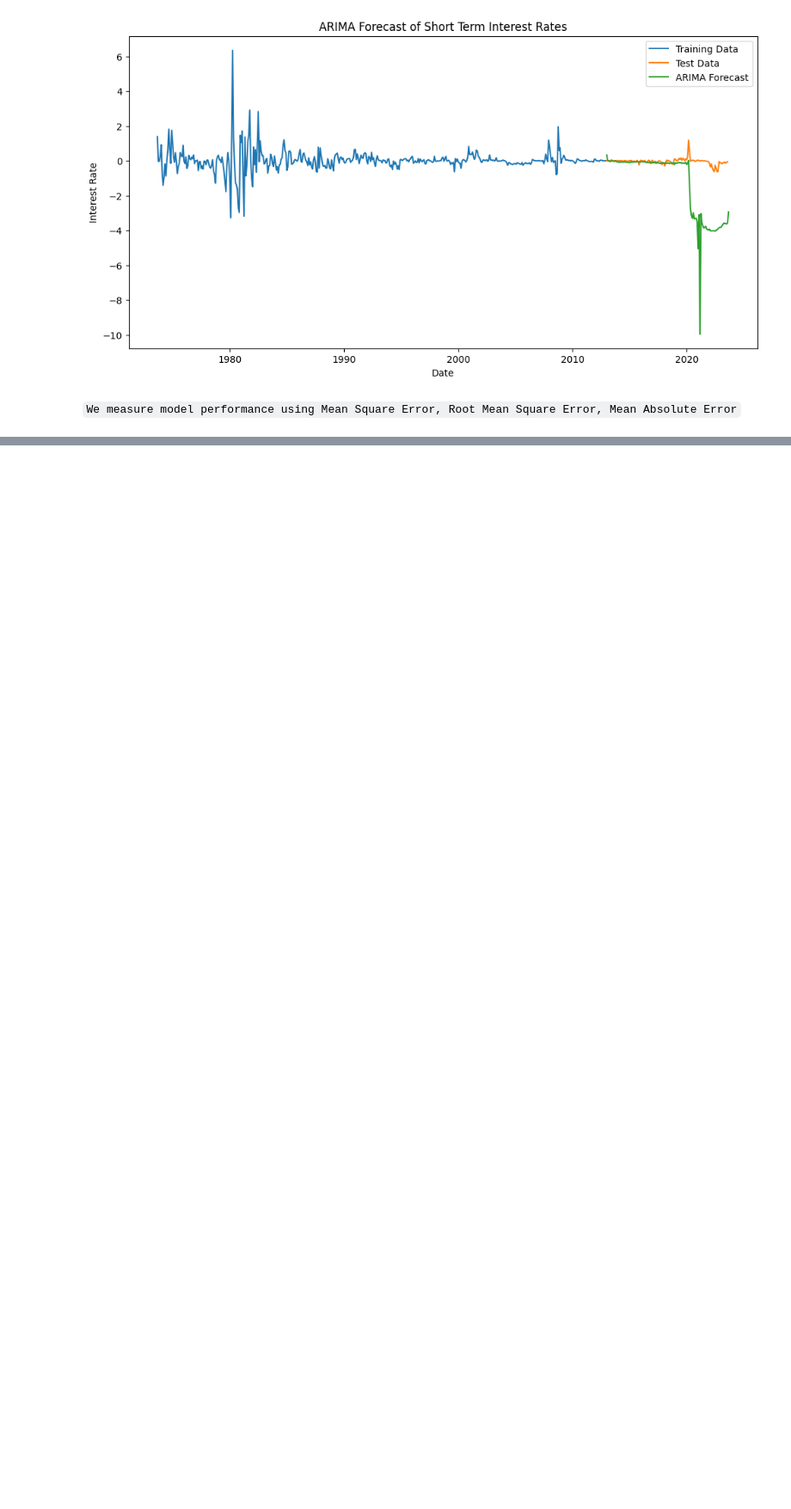
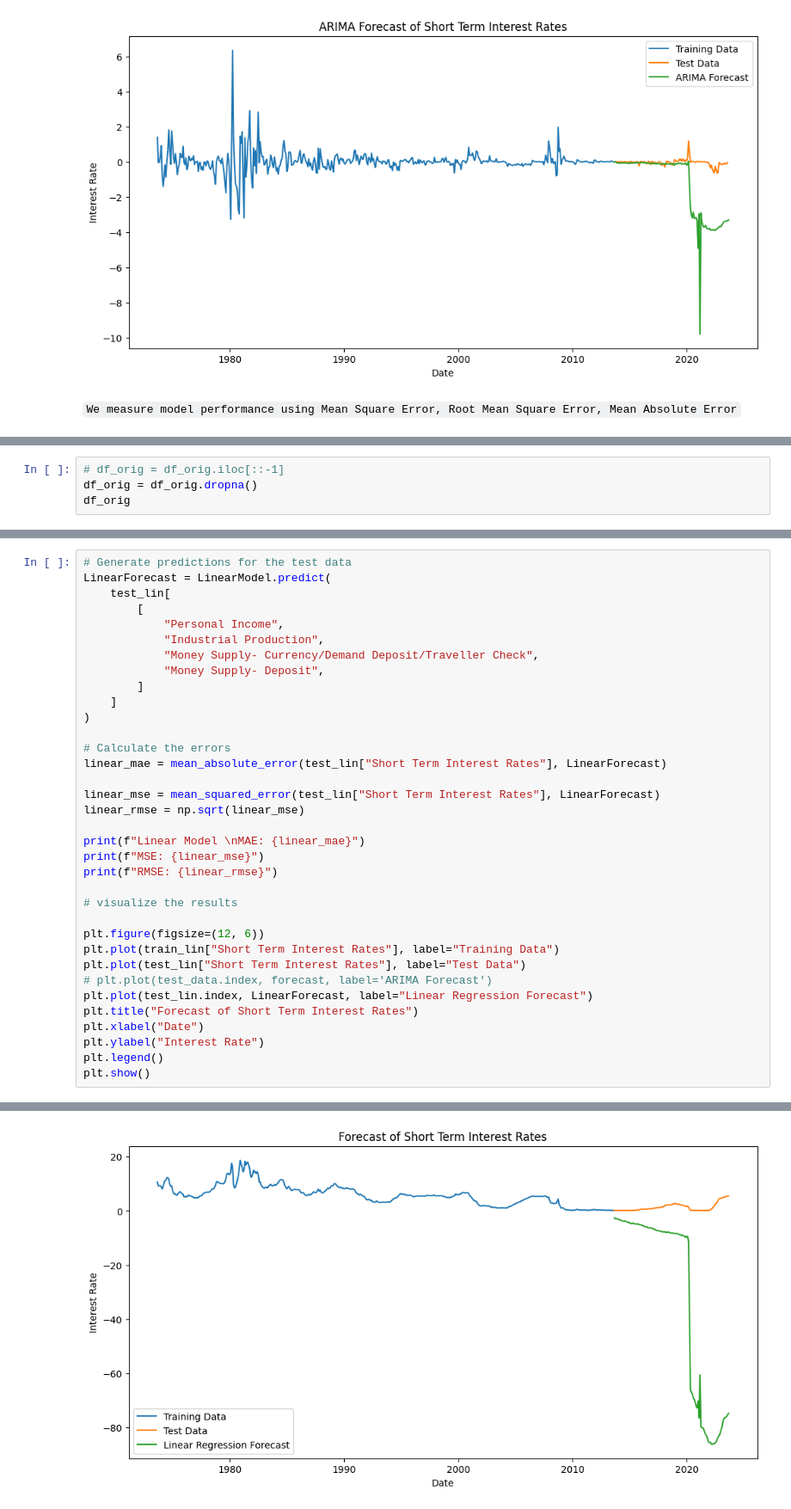
Before and after one commit to chinglung880218/Duke-IDS789, a Jupyter notebook: EDA + ARIMA.ipynb, the cells around one changed output, grey strips where cells are left out. Shown: that part at 86% size. Cells and saved outputs as stored; diff of their text form; blank space fills up the shorter version.

```diff
--- a/EDA + ARIMA.ipynb
+++ b/EDA + ARIMA.ipynb
@@ -265,0 +368,4 @@ RMSE: 3.6397754787704346
+# %%
+# df_orig = df_orig.iloc[::-1]
+df_orig = df_orig.dropna()
+df_orig
@@ -265,0 +414,36 @@ RMSE: 3.6397754787704346
+# %%
+# Generate predictions for the test data
+LinearForecast = LinearModel.predict(
+    test_lin[
+        [
+            "Personal Income",
+            "Industrial Production",
+            "Money Supply- Currency/Demand Deposit/Traveller Check",
+            "Money Supply- Deposit",
+        ]
+    ]
+)
+
+# Calculate the errors
+linear_mae = mean_absolute_error(test_lin["Short Term Interest Rates"], LinearForecast)
+
+linear_mse = mean_squared_error(test_lin["Short Term Interest Rates"], LinearForecast)
+linear_rmse = np.sqrt(linear_mse)
+
+print(f"Linear Model \nMAE: {linear_mae}")
+print(f"MSE: {linear_mse}")
+print(f"RMSE: {linear_rmse}")
+
+# visualize the results
+
+plt.figure(figsize=(12, 6))
+plt.plot(train_lin["Short Term Interest Rates"], label="Training Data")
+plt.plot(test_lin["Short Term Interest Rates"], label="Test Data")
+# plt.plot(test_data.index, forecast, label='ARIMA Forecast')
+plt.plot(test_lin.index, LinearForecast, label="Linear Regression Forecast")
+plt.title("Forecast of Short Term Interest Rates")
+plt.xlabel("Date")
+plt.ylabel("Interest Rate")
+plt.legend()
+plt.show()
+# %% [output]
@@ -265,0 +454 @@ RMSE: 3.6397754787704346
+[figure, added]
```
Also changed, not shown: parts of 29 cells of this notebook, 14 other files.
